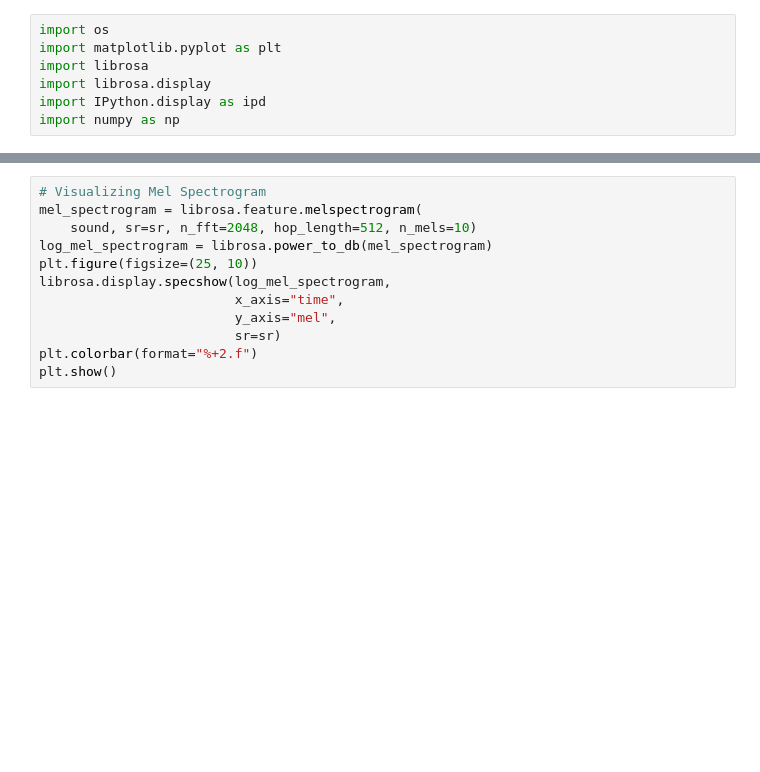
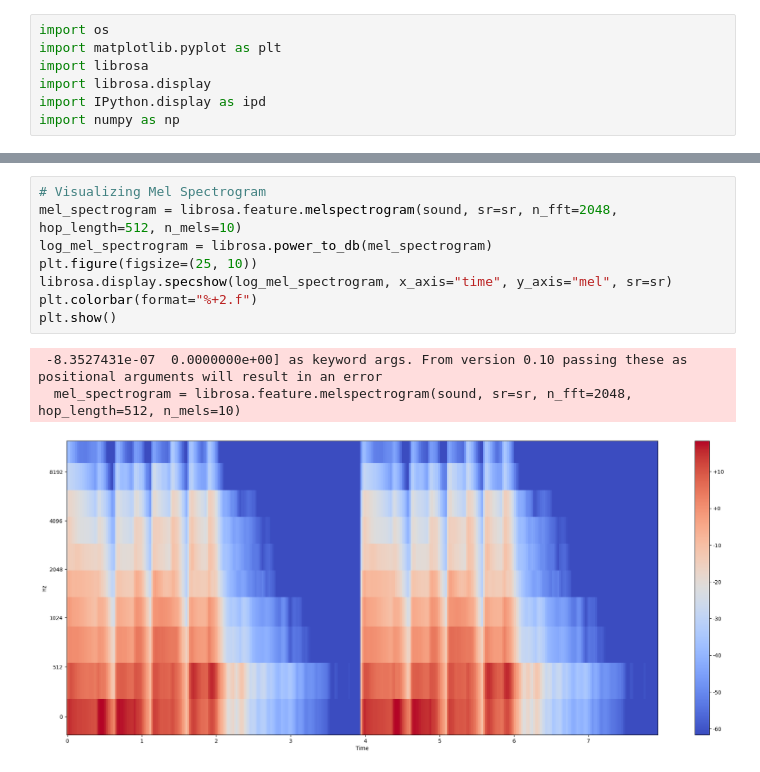
Before and after one commit to wuchenghao0215/AcousticFeatures, a Jupyter notebook: lab10.ipynb, the cells around one changed output, grey strips where cells are left out. Saved outputs shown, nothing was run; the diff lists cells and outputs as text; blank space fills up the shorter version.

```diff
--- a/lab10.ipynb
+++ b/lab10.ipynb
@@ -63,15 +92,15 @@ plot_spectrogram(Y_log_scale, sr, HOP_SIZE,y_axis='log') # Log-Frequency Spectro
 # %%
 # Visualizing Mel Spectrogram
-mel_spectrogram = librosa.feature.melspectrogram(
-    sound, sr=sr, n_fft=2048, hop_length=512, n_mels=10)
+mel_spectrogram = librosa.feature.melspectrogram(sound, sr=sr, n_fft=2048, hop_length=512, n_mels=10)
 log_mel_spectrogram = librosa.power_to_db(mel_spectrogram)
 plt.figure(figsize=(25, 10))
-librosa.display.specshow(log_mel_spectrogram,
-                         x_axis="time",
-                         y_axis="mel",
-                         sr=sr)
+librosa.display.specshow(log_mel_spectrogram, x_axis="time", y_axis="mel", sr=sr)
 plt.colorbar(format="%+2.f")
 plt.show()
+# %% [output]
+ -8.3527431e-07  0.0000000e+00] as keyword args. From version 0.10 passing these as positional arguments will result in an error
+  mel_spectrogram = librosa.feature.melspectrogram(sound, sr=sr, n_fft=2048, hop_length=512, n_mels=10)
+[figure, added]
 # %%
 # Task 4
 # Visualising MFCCs
```
Also changed, not shown: parts of 7 cells of this notebook, 6 other files.
